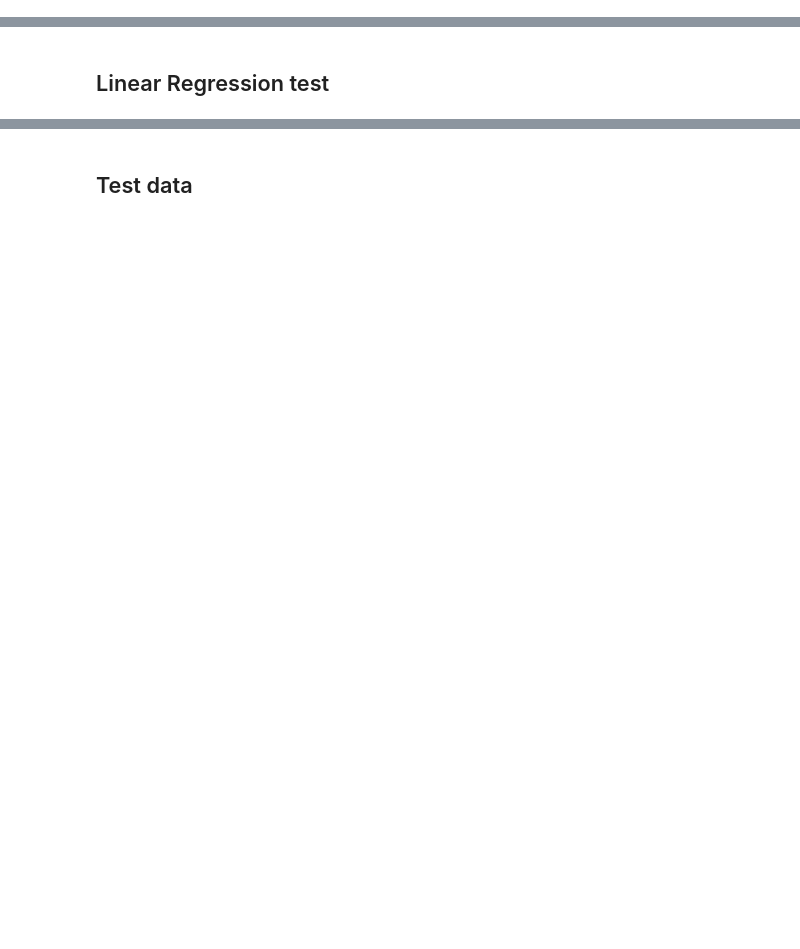
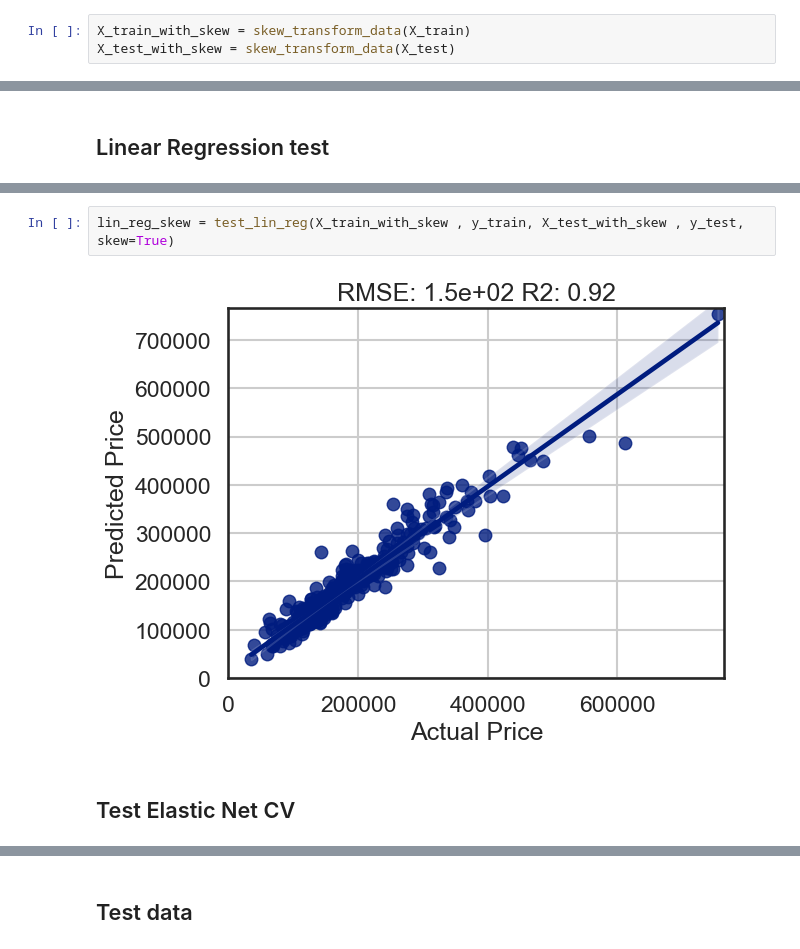
Before and after one commit to MKastek/House-Prices, a Jupyter notebook: notebook/House-Prices.ipynb, the cells around one changed output, grey strips where cells are left out. Drawn from its saved outputs; the diff is of its cells as text; blank space fills up the shorter version.

```diff
--- a/notebook/House-Prices.ipynb
+++ b/notebook/House-Prices.ipynb
@@ -175,3 +236,6 @@ from sklearn.model_selection import train_test_split
 X = data_preprocess.drop(['SalePrice'],axis=1)
 y = data_preprocess['SalePrice']
 X_train, X_test, y_train, y_test = train_test_split(X, y, test_size=0.3, random_state=42)
+# %%
+X_train_with_skew = skew_transform_data(X_train)
+X_test_with_skew = skew_transform_data(X_test)
@@ -205,0 +279,6 @@ ax.grid()
+# %%
+lin_reg_skew = test_lin_reg(X_train_with_skew , y_train, X_test_with_skew , y_test, skew=True)
+# %% [output]
+[figure, added]
+# %% [markdown]
+## Test Elastic Net CV
```
Also changed, not shown: parts of 32 cells of this notebook, 4 other files.
